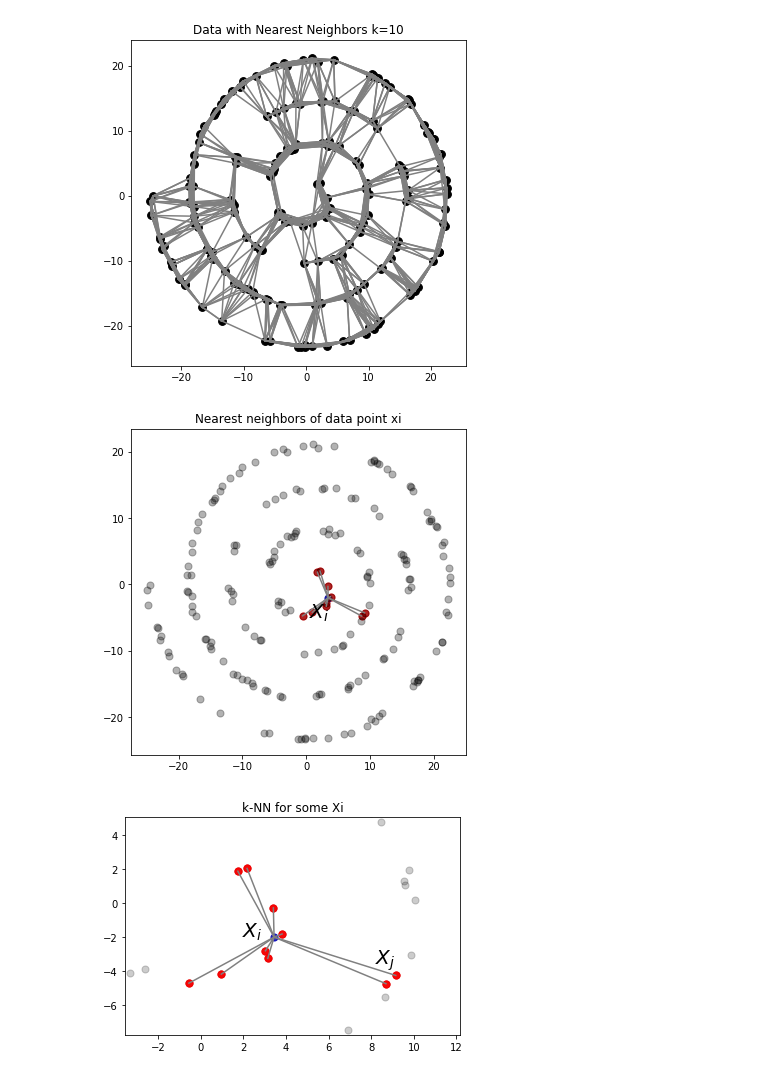
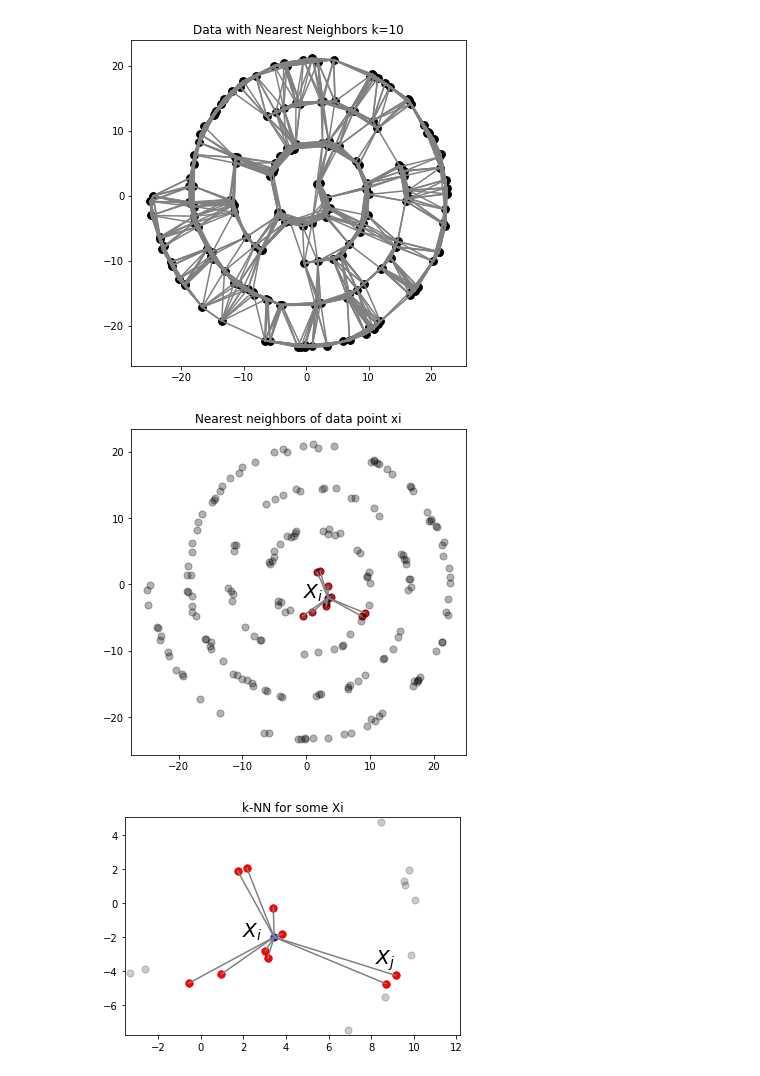
Before and after one commit to GAnagno/Dimensionality-Reduction, a Jupyter notebook: Isomap.ipynb, the cells around one changed output. Drawn from its saved outputs; the diff is of its cells as text; code cells hidden in the pictures.

```diff
--- a/Isomap.ipynb
+++ b/Isomap.ipynb
@@ -62,17 +62,17 @@ plt.scatter(X[:,0], X[:,1], c='black', s=60);
 # %%
 # neighbors for a given xi (first element in X)
 pos = 3
 neighbors = X_neighbors[pos] # indices of neighbors
 plt.figure(figsize=(6,6))
 plt.scatter(X[pos, 0], X[pos, 1], c='blue', s=50, alpha=0.8)
-plt.text(X[pos, 0]-3, X[pos, 1] - 3, s='$X_i$', size=20)
+plt.text(X[pos, 0]-4, X[pos, 1], s='$X_i$', size=20)
 plt.scatter(X[neighbors.astype('int'), 0], X[neighbors.astype('int'), 1], c='red', alpha = 0.8, s=50)
 for i in range(len(neighbors)):
     plt.plot(X[[pos, neighbors.astype('int')[i]], 0], X[[pos, neighbors.astype('int')[i]], 1], c='gray')
 plt.scatter(X[:,0], X[:,1], alpha=0.3, c='black', s=50)
 plt.title('Nearest neighbors of data point xi');
 # %% [output]
-[figure, old version]
+[figure, new version]
 # %%
 # get coordinates for the neighborhood of xi
 xi_nn = []
```
Also changed, not shown: parts of 19 cells of this notebook.
